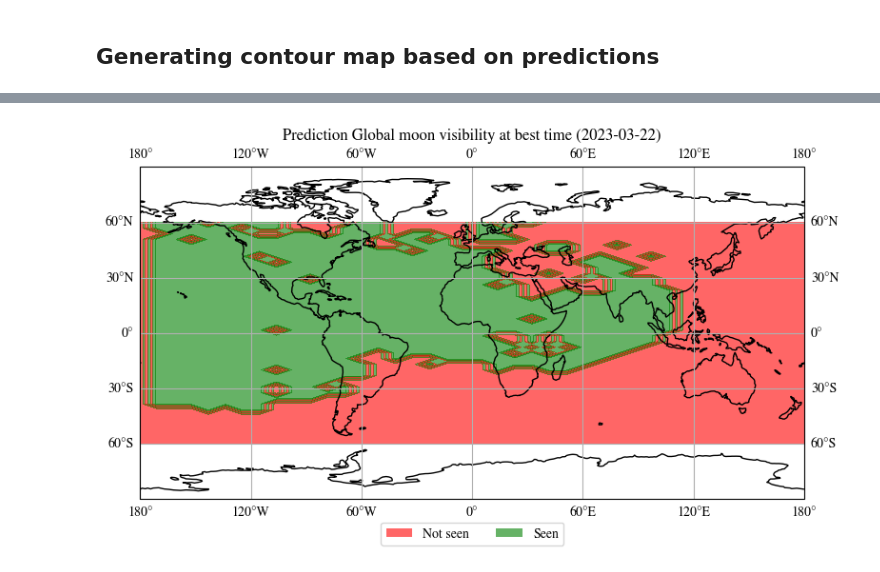
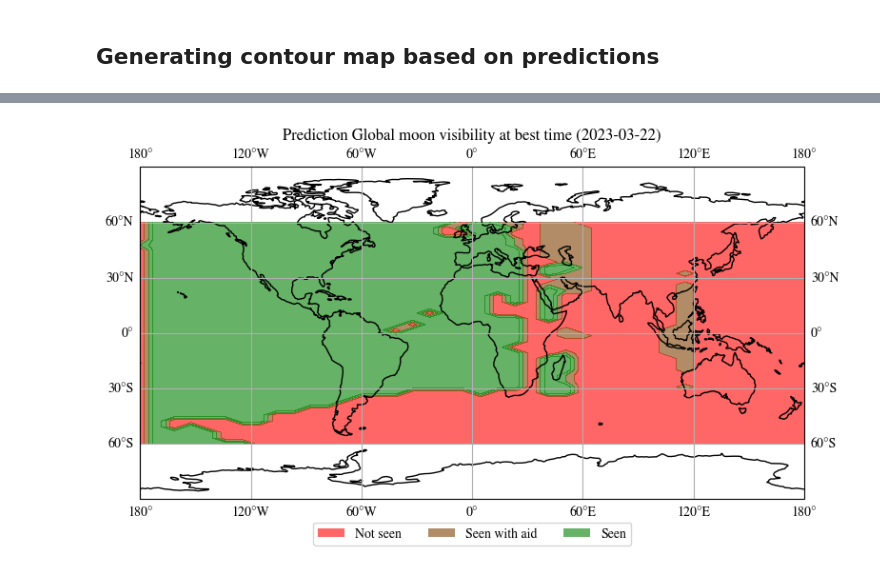
Before and after one commit to EmmaAlexander/mphys-moon, a Jupyter notebook: Code/moon_visibility_ML_predictions.ipynb, the cells around one changed output, grey strips where cells are left out. Saved outputs shown, nothing was run; the diff lists cells and outputs as text; code cells hidden in the pictures.

Commit message:
Added multi-label predictive plots

```diff
--- a/Code/moon_visibility_ML_predictions.ipynb
+++ b/Code/moon_visibility_ML_predictions.ipynb
@@ -24,7 +24,7 @@ from sklearn.preprocessing import MultiLabelBinarizer
 # %%
 #METHOD = False # replace seen column with method seen column
 MULTI_OUTPUT_METHOD = False #Replace naked eye seen column with array of methods
-MULTI_LABEL_METHOD = False #Replace naked eye seen column with either seen, visual aid or not seen
+MULTI_LABEL_METHOD = True #Replace naked eye seen column with either seen, visual aid or not seen
 XGBOOST = True #Use xgboost forest or random forest
 RANDOM = False # replace data with random arrays
 CLOUDCUT = False # cut all complete cloud cover data points
@@ -61,12 +61,12 @@ data = pd.read_csv(data_file)
 print(f"Loaded {data.shape[0]} rows")
 
 #Drop index, dependent parameters (q value etc) and visibility scale
-VARS_TO_DROP = ["Index","Date", "Longitude", "Lag","Latitude","q","W","q'","W'","Sunset","Moonset"]
-data = data.drop(VARS_TO_DROP+["Visibility","Source","Cloud Level"], axis = 1)
+VARS_TO_DROP = ["Index","Date", "Longitude","Latitude","q","W","W'","Sunset","Moonset"]
+#VARS_TO_DROP = ["Index","q","W","W'"]
+data = data.drop(VARS_TO_DROP+["q'","Visibility","Source","Cloud Level"], axis = 1)
 
 if MULTI_OUTPUT_METHOD:
     data = data.drop(["Seen", "Method"], axis = 1) # replaced by methods column
-
     ptype = ["Seen_eye", "Seen_binoculars", "Seen_telescope", "Seen_ccd","Not_seen"]
 
 elif MULTI_LABEL_METHOD:
@@ -217,7 +217,7 @@ ROC curve 0.9420840834480567
 # %% [markdown]
 ## Generating contour map based on predictions
 # %%
-def contour_plot(lat_arr, lon_arr, qvals):
+def contour_plot(lat_arr, lon_arr, qvals,cols, labels):
 
     plt.figure(figsize=(9,5))
     plt.rcParams['mathtext.fontset'] = 'stix'
@@ -229,12 +229,12 @@ def contour_plot(lat_arr, lon_arr, qvals):
     ax = plt.axes(projection=ccrs.PlateCarree())
     ax.coastlines()
     ax.gridlines(draw_labels=True, dms=True, x_inline=False, y_inline=False)
-    cs = plt.contourf(x, y , sqqvals,alpha=0.6, extend='max',colors=["red","green"])
+    cmap=LinearSegmentedColormap.from_list('rg',["r", "g"], N=3)
+    cs = plt.contourf(x, y ,sqqvals,alpha=0.6, levels=3, extend='max',cmap=cmap)#,colors=cols)
 
     #plt.colorbar(cs)
     nm = cs.legend_elements()[0]
-    lbl = ["Not seen",'Seen']
-    plt.legend(nm, lbl, loc='upper center', bbox_to_anchor=(0.5, -0.05), ncol=len(lbl))
+    plt.legend(nm, labels, loc='upper center', bbox_to_anchor=(0.5, -0.05), ncol=len(labels))
 
     if -np.min(lon_arr)+ np.max(lon_arr) ==360:
         plt.ylim(-90,90)
@@ -248,40 +248,66 @@ def contour_plot(lat_arr, lon_arr, qvals):
     plt.show()
 
 
+def yallop_to_binary(q_values):
+    quantified_q = np.empty((q_values.size),dtype=str)
+    quantified_q[q_values > 0.216] = 1 #A Easily visible
+    quantified_q[np.logical_and(0.216 >= q_values, q_values > -0.014)] = 1 #B Visible under perfect conditions
+    quantified_q[np.logical_and(-0.014 >= q_values, q_values > -0.160)] = 1 #C May need optical aid to find crescent
+    quantified_q[np.logical_and(-0.160 >= q_values, q_values > -0.232)] = 0 #D Will need optical aid to find crescent
+    quantified_q[np.logical_and(-0.232 >= q_values, q_values > -0.293)] = 0 #E Not visible with a telescope ARCL ≤ 8·5°
+    quantified_q[-0.293 >= q_values] = 0 #F Not visible, below Danjon limit, ARCL ≤ 8°
+    return quantified_q
+
+def yallop_to_scale(q_values):
+    quantified_q = np.empty((q_values.shape),dtype=int)
+    quantified_q[q_values > 0.216] = 2 #A Easily visible
+    quantified_q[np.logical_and(0.216 >= q_values, q_values > -0.014)] = 2 #B Visible under perfect conditions
+    quantified_q[np.logical_and(-0.014 >= q_values, q_values > -0.160)] = 1 #C May need optical aid to find crescent
+    quantified_q[np.logical_and(-0.160 >= q_values, q_values > -0.232)] = 1 #D Will need optical aid to find crescent
+    quantified_q[np.logical_and(-0.232 >= q_values, q_values > -0.293)] = 0 #E Not visible with a telescope ARCL ≤ 8·5°
+    quantified_q[-0.293 >= q_values] = 0 #F Not visible, below Danjon limit, ARCL ≤ 8°
+    return quantified_q
+
 def create_contour_plot(obs_date,min_lat, max_lat, min_lon, max_lon, no_of_points):
     file_path = f'..\\Data\\Generated\\{obs_date.to_datetime().date()} LAT {min_lat} {max_lat} LON {min_lon} {max_lon} {no_of_points}x{no_of_points}'
     generated_params = pd.read_csv(file_path+'.csv')
-
-    yallop_prediction = generated_params["Seen"].to_numpy()
-    yallop_prediction[yallop_prediction=="S"] = 1
-    yallop_prediction[yallop_prediction=="N"] = 0
-    yallop_prediction = yallop_prediction.astype(int)
-
-    generated_params = generated_params.drop(VARS_TO_DROP+["q","W","q'","W'","Seen"], axis = 1)
-    prediction = model.predict(generated_params)
-
-    if not XGBOOST:
-        prediction[prediction=="Seen"] = 1
-        prediction[prediction=="Not_seen"] = 0
-        prediction = prediction.astype(int)
-
-    print(f"Y: Seen: {yallop_prediction[yallop_prediction==1].shape[0]} Not Seen: {yallop_prediction[yallop_prediction==0].shape[0]}")
-    print(f"ML: Seen: {prediction[prediction==1].shape[0]} Not Seen: {prediction[prediction==0].shape[0]}")
-    print(f"Accuracy (compared to Yallop q values): {accuracy_score(prediction,yallop_prediction):.1%}")
 
     #Plots moon visibility across a world map
     lat_arr = np.linspace(min_lat, max_lat, no_of_points)
     lon_arr = np.linspace(min_lon, max_lon, no_of_points)
 
-    contour_plot(lat_arr, lon_arr, prediction)
+    yallop_binary = generated_params["Seen"].to_numpy()
+    yallop_qval = generated_params["q'"].to_numpy(dtype=float)
 
+    generated_params = generated_params.drop(VARS_TO_DROP+["Seen","q'"], axis = 1)
+    prediction = model.predict(generated_params)
 
+    if not MULTI_LABEL_METHOD:
+        if not XGBOOST:
+            prediction[prediction=="Seen"] = 1
+            prediction[prediction=="Not_seen"] = 0
+            prediction = prediction.astype(int)
+        yallop_binary[yallop_binary=="S"] = 1
+        yallop_binary[yallop_binary=="N"] = 0
+        yallop_binary = yallop_binary.astype(int)
+        yallop_prediction = yallop_to_binary(yallop_qval)
 
-    generated_params["Seen"] = yallop_prediction
-    generated_params["Prediction"] = prediction
+        print(f"Y: Seen: {yallop_prediction[yallop_prediction==1].shape[0]} Not Seen: {yallop_prediction[yallop_prediction==0].shape[0]}")
+        print(f"ML: Seen: {prediction[prediction==1].shape[0]} Not Seen: {prediction[prediction==0].shape[0]}")
+        print(f"Accuracy (compared to Yallop q values): {accuracy_score(prediction,yallop_binary):.1%}")
 
-    contour_plot(lat_arr, lon_arr, yallop_prediction)
-    generated_params.to_csv(file_path+' prediction.csv')
+        contour_plot(lat_arr, lon_arr, prediction,["red","green"],["Not seen",'Seen'])
+        contour_plot(lat_arr, lon_arr, yallop_binary,["red","green"],["Not seen",'Seen'])
+
+    else:
+        #contour_plot(lat_arr, lon_arr, prediction,["red","green"],["Not seen",'Seen'])
+        print(yallop_qval.size)
+        yallop_prediction = yallop_to_scale(yallop_qval)
+        print(f"Y: Seen: {yallop_prediction[yallop_prediction==2].shape[0]} Aid: {yallop_prediction[yallop_prediction==1].shape[0]} Not Seen: {yallop_prediction[yallop_prediction==0].shape[0]}")
+        print(f"ML: Seen: {prediction[prediction==2].shape[0]} Aid: {prediction[prediction==1].shape[0]} Not Seen: {prediction[prediction==0].shape[0]}")
+        print(f"Accuracy (compared to Yallop q values): {accuracy_score(prediction,yallop_prediction):.1%}")
+        contour_plot(lat_arr, lon_arr, prediction,["red","yellow","green"],["Not seen","Seen with aid",'Seen'])
+        contour_plot(lat_arr, lon_arr, yallop_prediction,["red","yellow","green"],["Not seen","Seen with aid", 'Seen'])
 
 
 obs_date = Time("2023-03-22")
@@ -296 +323 @@ Accuracy (compared to Yallop q values): 84.2%
-[figure, old version]
+[figure, new version]
```
Also changed, not shown: parts of 6 cells of this notebook, 6 other files.
